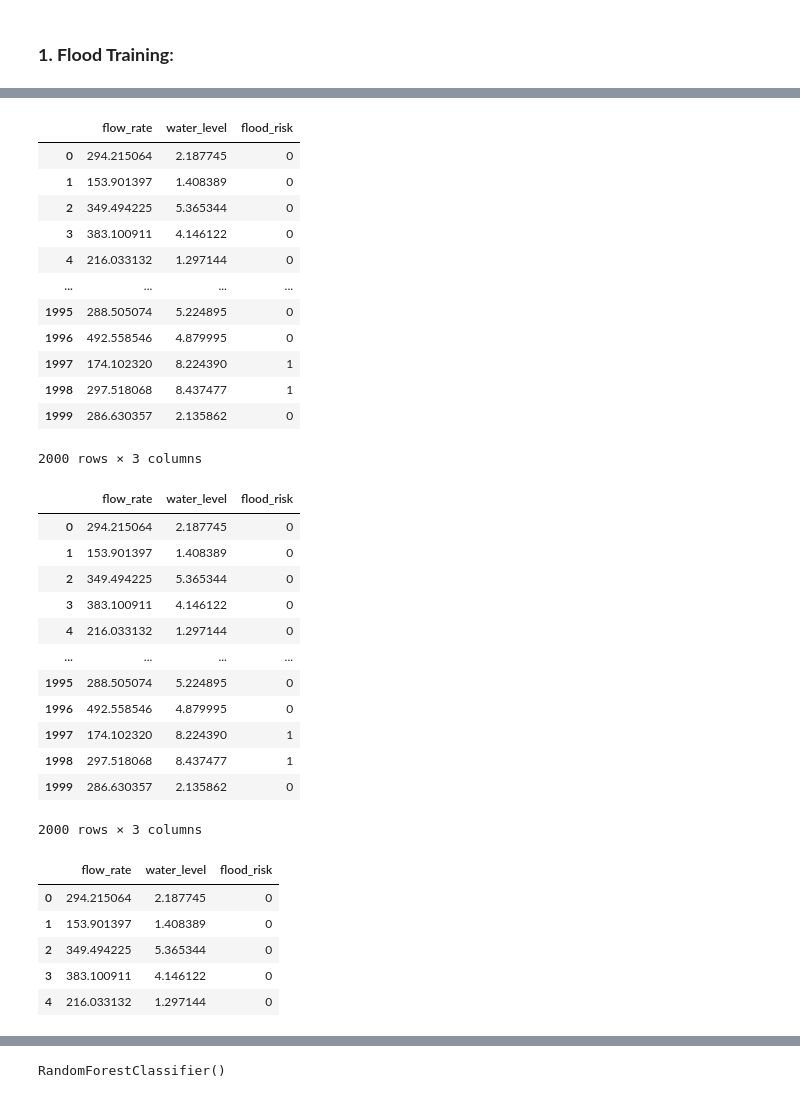
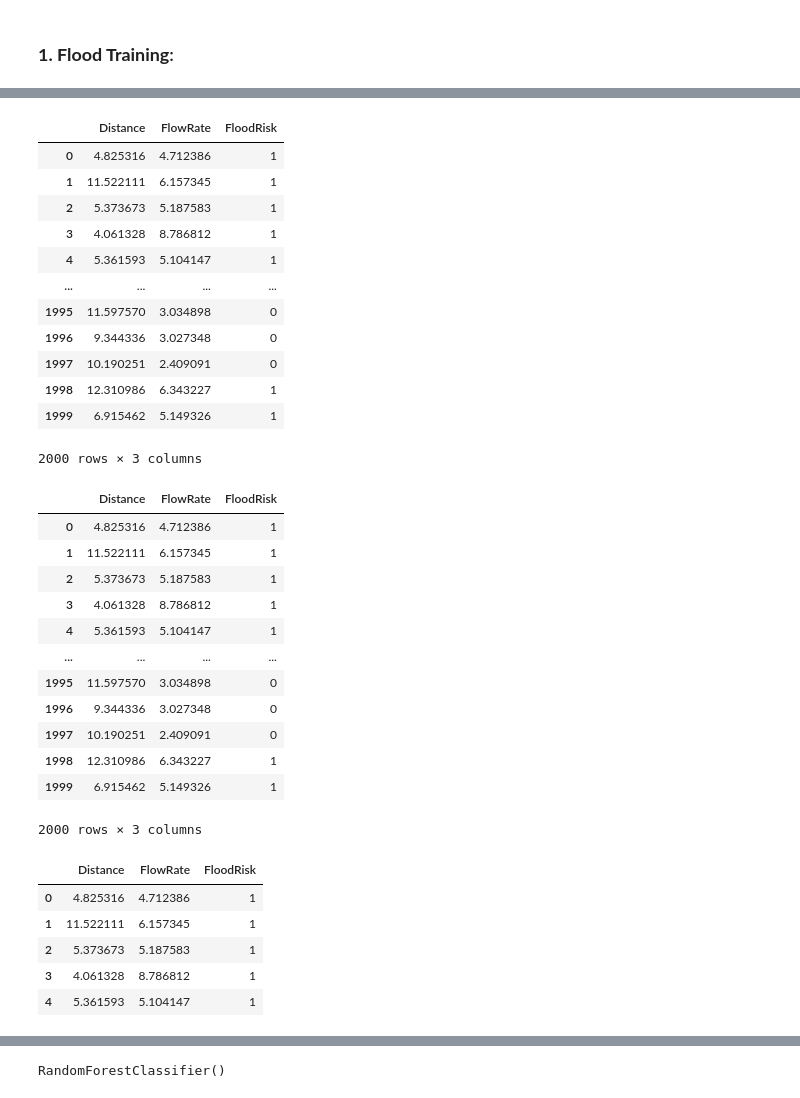
Before and after one commit to dwavah/FloodProject, a Jupyter notebook: 1 ML/project_models.ipynb, the cells around one changed output, grey strips where cells are left out. Saved outputs shown, nothing was run; the diff lists cells and outputs as text; code cells hidden in the pictures.

```diff
--- a/1 ML/project_models.ipynb
+++ b/1 ML/project_models.ipynb
@@ -21,35 +21,35 @@ flood.head()
 # %%
 floodd = flood.copy()
 
-floodd.drop('datetime', axis=1)
+floodd.drop('Timestamp', axis=1)
 # %% [output]
-|  | flow_rate | water_level | flood_risk |
-| 0 | 294.215064 | 2.187745 | 0 |
-| 1 | 153.901397 | 1.408389 | 0 |
-| 2 | 349.494225 | 5.365344 | 0 |
-| 3 | 383.100911 | 4.146122 | 0 |
-| 4 | 216.033132 | 1.297144 | 0 |
+|  | Distance | FlowRate | FloodRisk |
+| 0 | 4.825316 | 4.712386 | 1 |
+| 1 | 11.522111 | 6.157345 | 1 |
+| 2 | 5.373673 | 5.187583 | 1 |
+| 3 | 4.061328 | 8.786812 | 1 |
+| 4 | 5.361593 | 5.104147 | 1 |
 | ... | ... | ... | ... |
-| 1995 | 288.505074 | 5.224895 | 0 |
-| 1996 | 492.558546 | 4.879995 | 0 |
-| 1997 | 174.102320 | 8.224390 | 1 |
-| 1998 | 297.518068 | 8.437477 | 1 |
-| 1999 | 286.630357 | 2.135862 | 0 |
+| 1995 | 11.597570 | 3.034898 | 0 |
+| 1996 | 9.344336 | 3.027348 | 0 |
+| 1997 | 10.190251 | 2.409091 | 0 |
+| 1998 | 12.310986 | 6.343227 | 1 |
+| 1999 | 6.915462 | 5.149326 | 1 |
 2000 rows × 3 columns
 # %%
-floodd.drop('datetime', axis=1)
+floodd.drop('Timestamp', axis=1)
 # %% [output]
-|  | flow_rate | water_level | flood_risk |
-| 0 | 294.215064 | 2.187745 | 0 |
-| 1 | 153.901397 | 1.408389 | 0 |
-| 2 | 349.494225 | 5.365344 | 0 |
-| 3 | 383.100911 | 4.146122 | 0 |
-| 4 | 216.033132 | 1.297144 | 0 |
+|  | Distance | FlowRate | FloodRisk |
+| 0 | 4.825316 | 4.712386 | 1 |
+| 1 | 11.522111 | 6.157345 | 1 |
+| 2 | 5.373673 | 5.187583 | 1 |
+| 3 | 4.061328 | 8.786812 | 1 |
+| 4 | 5.361593 | 5.104147 | 1 |
 | ... | ... | ... | ... |
-| 1995 | 288.505074 | 5.224895 | 0 |
-| 1996 | 492.558546 | 4.879995 | 0 |
-| 1997 | 174.102320 | 8.224390 | 1 |
-| 1998 | 297.518068 | 8.437477 | 1 |
-| 1999 | 286.630357 | 2.135862 | 0 |
+| 1995 | 11.597570 | 3.034898 | 0 |
+| 1996 | 9.344336 | 3.027348 | 0 |
+| 1997 | 10.190251 | 2.409091 | 0 |
+| 1998 | 12.310986 | 6.343227 | 1 |
+| 1999 | 6.915462 | 5.149326 | 1 |
 2000 rows × 3 columns
 # %%
@@ -63,14 +63,14 @@ X_test = X_test.drop(columns="datetime")
 # %%
-if 'datetime' in flood.columns:
-    df = flood.drop(columns=['datetime'])
+if 'Timestamp' in flood.columns:
+    df = flood.drop(columns=['Timestamp'])
 df.head()
 # %% [output]
-|  | flow_rate | water_level | flood_risk |
-| 0 | 294.215064 | 2.187745 | 0 |
-| 1 | 153.901397 | 1.408389 | 0 |
-| 2 | 349.494225 | 5.365344 | 0 |
-| 3 | 383.100911 | 4.146122 | 0 |
-| 4 | 216.033132 | 1.297144 | 0 |
+|  | Distance | FlowRate | FloodRisk |
+| 0 | 4.825316 | 4.712386 | 1 |
+| 1 | 11.522111 | 6.157345 | 1 |
+| 2 | 5.373673 | 5.187583 | 1 |
+| 3 | 4.061328 | 8.786812 | 1 |
+| 4 | 5.361593 | 5.104147 | 1 |
 # %%
 df
 # %% [output]
```
Also changed, not shown: parts of 6 cells of this notebook, 4 other files.
